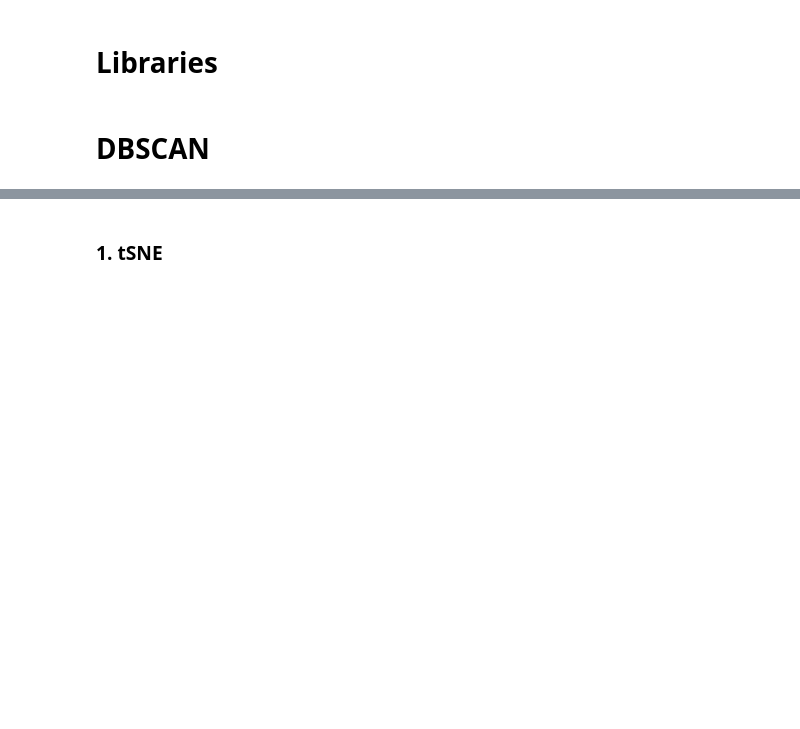
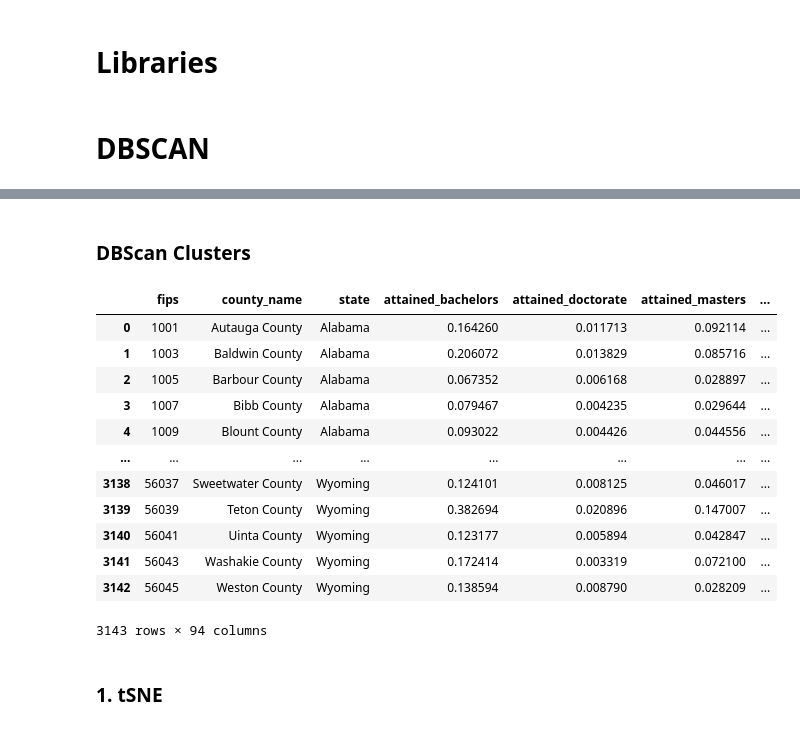
Before and after one commit to RyanZimmermanNWU/Northwestern-MSDS-Capstone-2023, a Jupyter notebook: Scripts/d. Modeling.ipynb, the cells around one changed output, grey strips where cells are left out. Cells and saved outputs as stored; diff of their text form; code cells hidden in the pictures; blank space fills up the shorter version.

```diff
--- a/Scripts/d. Modeling.ipynb
+++ b/Scripts/d. Modeling.ipynb
@@ -23,0 +198,14 @@ warnings.filterwarnings('ignore')
+# %%
+repo_pca = r'https://raw.githubusercontent.com/mattlibonati/Northwestern-MSDS-Capstone-2023/main/Data/principal_components/'
+
+final_mm_pca_components = pd.read_csv(repo_pca + 'final_mm_pca_components.csv')
+
+tsne_1_mm = tsne_(final_mm_pca_components)
+display(tsne_1_mm)
+
+tsne_2_mm = NN(tsne_1_mm, 5)
+display(tsne_2_mm)
+
+tsne_3_mm = plot_k(tsne_2_mm[0], tsne_2_mm[1])
+
+tsne_4_mm = dbscan_(tsne_3_mm, 4, tsne_1_mm)
@@ -23,0 +244,14 @@ warnings.filterwarnings('ignore')
+# %%
+repo_pca = r'https://raw.githubusercontent.com/mattlibonati/Northwestern-MSDS-Capstone-2023/main/Data/principal_components/'
+
+final_ss_pca_components = pd.read_csv(repo_pca + 'final_ss_pca_components.csv')
+
+tsne_1_ss = tsne_(final_ss_pca_components)
+display(tsne_1_ss)
+
+tsne_2_ss = NN(tsne_1_ss, 5)
+display(tsne_2_ss)
+
+tsne_3_ss = plot_k(tsne_2_ss[0], tsne_2_ss[1])
+
+tsne_4_ss = dbscan_(tsne_3_ss, 4, tsne_1_ss)
@@ -24,3 +288,31 @@ warnings.filterwarnings('ignore')
+# %% [markdown]
+### DBScan Clusters
+# %%
+repo_d = r'https://raw.githubusercontent.com/mattlibonati/Northwestern-MSDS-Capstone-2023/main/Data/'
+
+final_data = pd.read_csv(repo_d + 'final_data.csv')
+
+final_data = final_data.join(tsne_4_log_mm.rename(columns={'label':'final_log_mm_db'})) \
+                       .join(tsne_4_log_ss.rename(columns={'label':'final_log_ss_db'})) \
+                       .join(tsne_4_mm.rename(columns={'label':'final_mm_db'}))         \
+                       .join(tsne_4_ss.rename(columns={'label':'final_ss_db'}))
+
+final_data
+#final_data.to_csv(r'C:\Users\Mattl\Desktop\Data\final\final_data_segmented.csv', index = False)
+# %% [output]
+|  | fips | county_name | state | attained_bachelors | attained_doctorate | attained_masters | ... |
+| 0 | 1001 | Autauga County | Alabama | 0.164260 | 0.011713 | 0.092114 | ... |
+| 1 | 1003 | Baldwin County | Alabama | 0.206072 | 0.013829 | 0.085716 | ... |
+| 2 | 1005 | Barbour County | Alabama | 0.067352 | 0.006168 | 0.028897 | ... |
+| 3 | 1007 | Bibb County | Alabama | 0.079467 | 0.004235 | 0.029644 | ... |
+| 4 | 1009 | Blount County | Alabama | 0.093022 | 0.004426 | 0.044556 | ... |
+| ... | ... | ... | ... | ... | ... | ... | ... |
+| 3138 | 56037 | Sweetwater County | Wyoming | 0.124101 | 0.008125 | 0.046017 | ... |
+| 3139 | 56039 | Teton County | Wyoming | 0.382694 | 0.020896 | 0.147007 | ... |
+| 3140 | 56041 | Uinta County | Wyoming | 0.123177 | 0.005894 | 0.042847 | ... |
+| 3141 | 56043 | Washakie County | Wyoming | 0.172414 | 0.003319 | 0.072100 | ... |
+| 3142 | 56045 | Weston County | Wyoming | 0.138594 | 0.008790 | 0.028209 | ... |
+3143 rows × 94 columns
 # %% [markdown]
 ### 1. tSNE
 # %%
```
Also changed, not shown: parts of 20 cells of this notebook.
